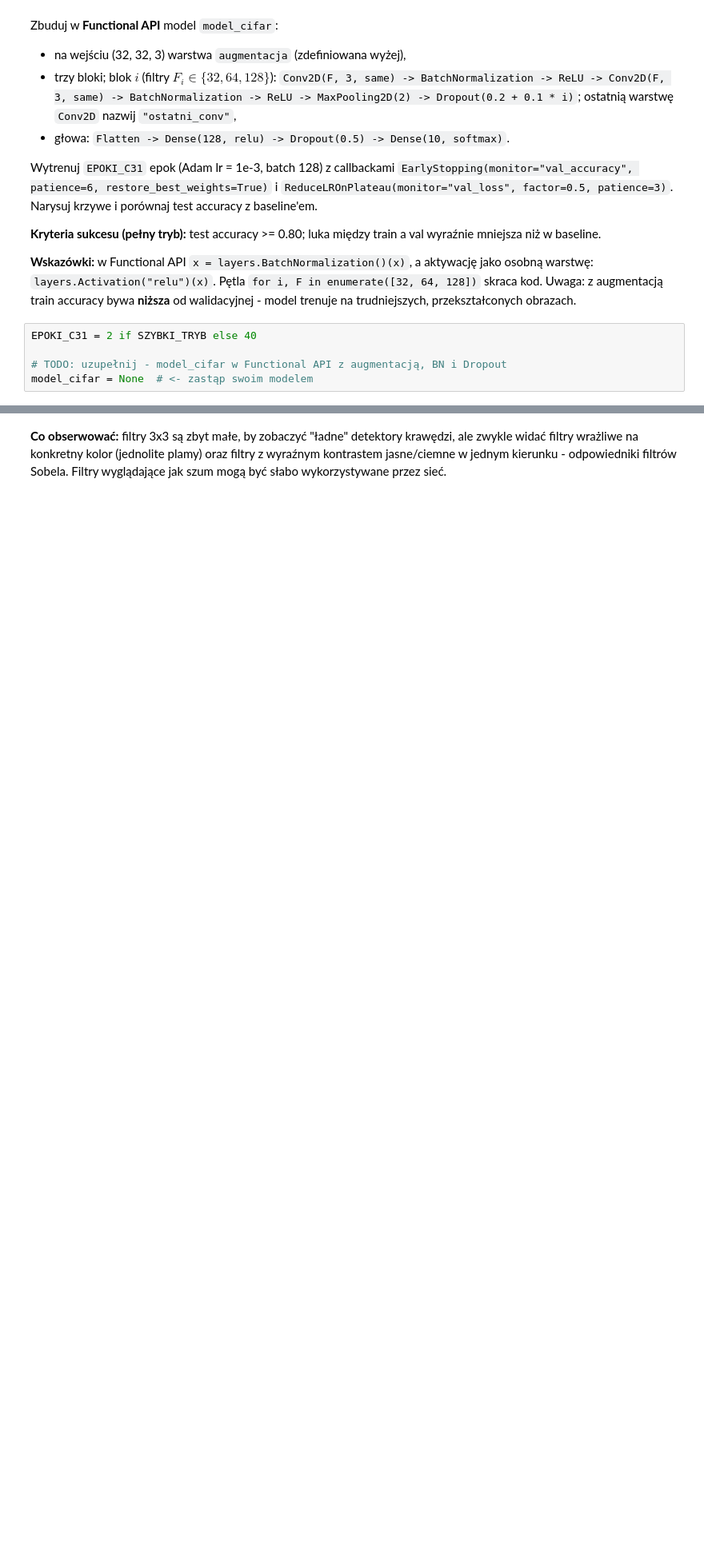
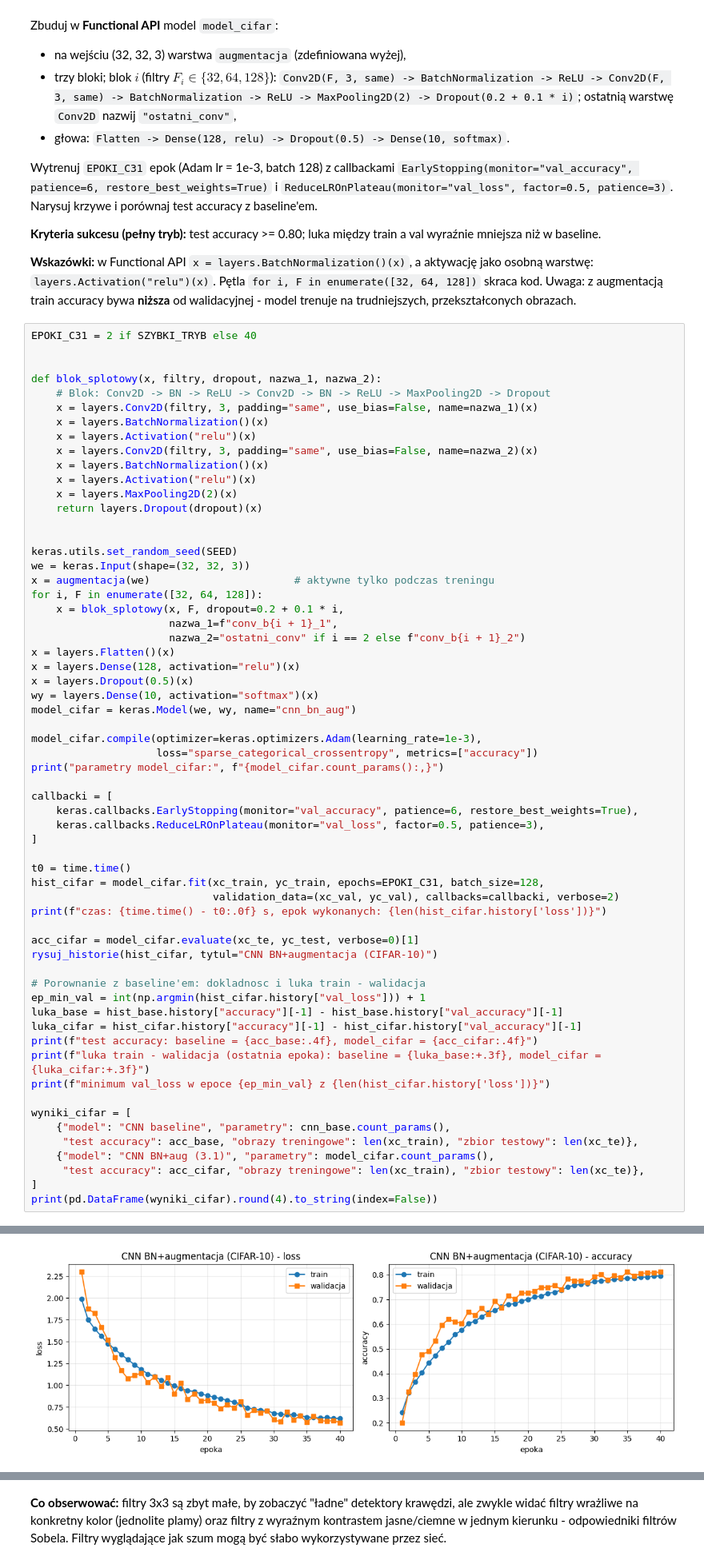
Before and after one commit to RJC2001/Uczenie-g-bokie-i-jego-zastosowania, a Jupyter notebook: 88274_LAB/Lab04_CNN_transfer_learning.ipynb, the cells around one changed output, grey strips where cells are left out. Shown at 80% size. Cells and saved outputs as stored; diff of their text form; blank space fills up the shorter version.

```diff
--- a/88274_LAB/Lab04_CNN_transfer_learning.ipynb
+++ b/88274_LAB/Lab04_CNN_transfer_learning.ipynb
@@ -391,5 +636,62 @@ Wytrenuj `EPOKI_C31` epok (Adam lr = 1e-3, batch 128) z callbackami `EarlyStoppi
 # %%
 EPOKI_C31 = 2 if SZYBKI_TRYB else 40
 
-# TODO: uzupełnij - model_cifar w Functional API z augmentacją, BN i Dropout
-model_cifar = None  # <- zastąp swoim modelem
+
+def blok_splotowy(x, filtry, dropout, nazwa_1, nazwa_2):
+    # Blok: Conv2D -> BN -> ReLU -> Conv2D -> BN -> ReLU -> MaxPooling2D -> Dropout
+    x = layers.Conv2D(filtry, 3, padding="same", use_bias=False, name=nazwa_1)(x)
+    x = layers.BatchNormalization()(x)
+    x = layers.Activation("relu")(x)
+    x = layers.Conv2D(filtry, 3, padding="same", use_bias=False, name=nazwa_2)(x)
+    x = layers.BatchNormalization()(x)
+    x = layers.Activation("relu")(x)
+    x = layers.MaxPooling2D(2)(x)
+    return layers.Dropout(dropout)(x)
+
+
+keras.utils.set_random_seed(SEED)
+we = keras.Input(shape=(32, 32, 3))
+x = augmentacja(we)                       # aktywne tylko podczas treningu
+for i, F in enumerate([32, 64, 128]):
+    x = blok_splotowy(x, F, dropout=0.2 + 0.1 * i,
+                      nazwa_1=f"conv_b{i + 1}_1",
+                      nazwa_2="ostatni_conv" if i == 2 else f"conv_b{i + 1}_2")
+x = layers.Flatten()(x)
+x = layers.Dense(128, activation="relu")(x)
+x = layers.Dropout(0.5)(x)
+wy = layers.Dense(10, activation="softmax")(x)
+model_cifar = keras.Model(we, wy, name="cnn_bn_aug")
+
+model_cifar.compile(optimizer=keras.optimizers.Adam(learning_rate=1e-3),
+                    loss="sparse_categorical_crossentropy", metrics=["accuracy"])
+print("parametry model_cifar:", f"{model_cifar.count_params():,}")
+
+callbacki = [
+    keras.callbacks.EarlyStopping(monitor="val_accuracy", patience=6, restore_best_weights=True),
+    keras.callbacks.ReduceLROnPlateau(monitor="val_loss", factor=0.5, patience=3),
+]
+
+t0 = time.time()
+hist_cifar = model_cifar.fit(xc_train, yc_train, epochs=EPOKI_C31, batch_size=128,
+                             validation_data=(xc_val, yc_val), callbacks=callbacki, verbose=2)
+print(f"czas: {time.time() - t0:.0f} s, epok wykonanych: {len(hist_cifar.history['loss'])}")
+
+acc_cifar = model_cifar.evaluate(xc_te, yc_test, verbose=0)[1]
+rysuj_historie(hist_cifar, tytul="CNN BN+augmentacja (CIFAR-10)")
+
+# Porownanie z baseline'em: dokladnosc i luka train - walidacja
+ep_min_val = int(np.argmin(hist_cifar.history["val_loss"])) + 1
+luka_base = hist_base.history["accuracy"][-1] - hist_base.history["val_accuracy"][-1]
+luka_cifar = hist_cifar.history["accuracy"][-1] - hist_cifar.history["val_accuracy"][-1]
+print(f"test accuracy: baseline = {acc_base:.4f}, model_cifar = {acc_cifar:.4f}")
+print(f"luka train - walidacja (ostatnia epoka): baseline = {luka_base:+.3f}, model_cifar = {luka_cifar:+.3f}")
+print(f"minimum val_loss w epoce {ep_min_val} z {len(hist_cifar.history['loss'])}")
+
+wyniki_cifar = [
+    {"model": "CNN baseline", "parametry": cnn_base.count_params(),
+     "test accuracy": acc_base, "obrazy treningowe": len(xc_train), "zbior testowy": len(xc_te)},
+    {"model": "CNN BN+aug (3.1)", "parametry": model_cifar.count_params(),
+     "test accuracy": acc_cifar, "obrazy treningowe": len(xc_train), "zbior testowy": len(xc_te)},
+]
+print(pd.DataFrame(wyniki_cifar).round(4).to_string(index=False))
+# %% [output]
@@ -395,0 +715 @@ model_cifar = None  # <- zastąp swoim modelem
+[figure, added]
```
Also changed, not shown: parts of 26 cells of this notebook, 12 other files.
